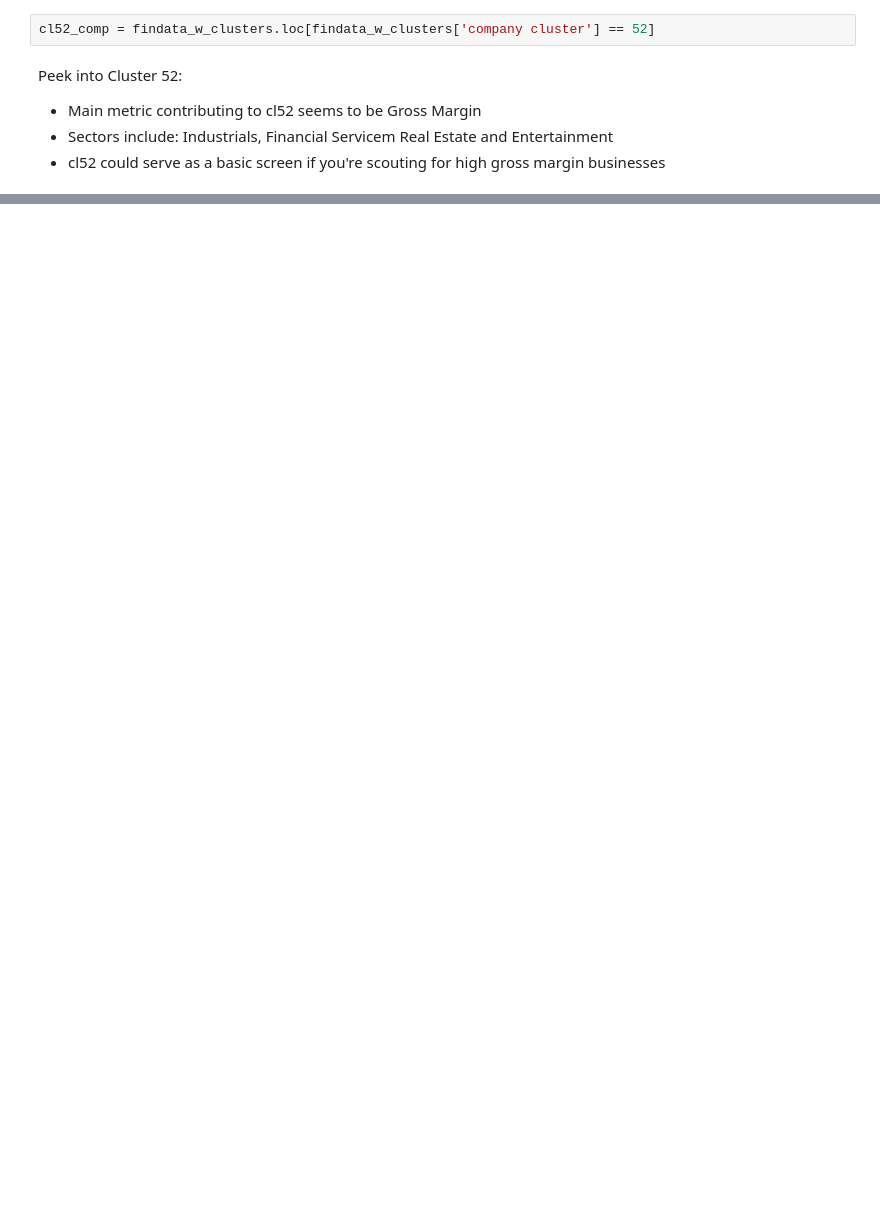
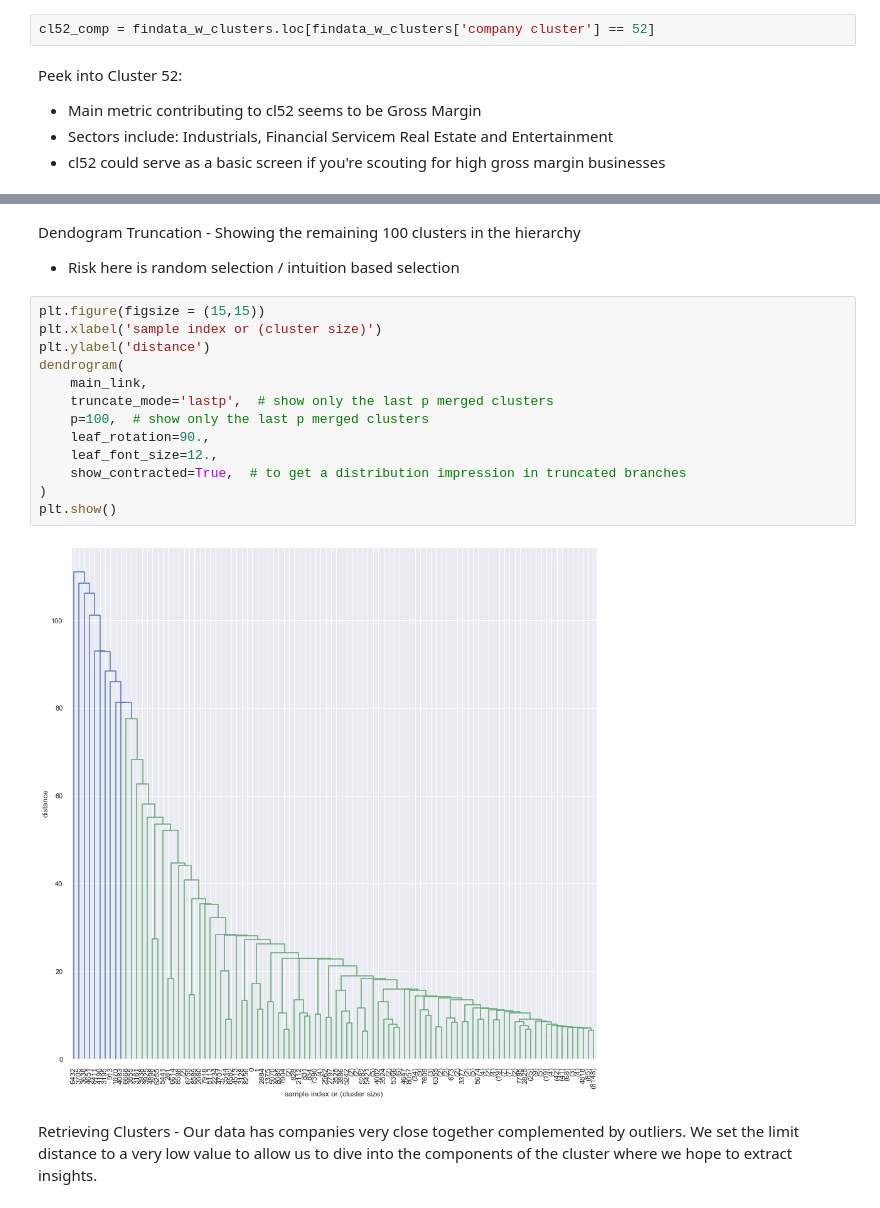
Before and after one commit to Silkways/Investment-Overwatch, a Jupyter notebook: analysis_modelling.ipynb, the cells around one changed output, grey strips where cells are left out. Cells and saved outputs as stored; diff of their text form; blank space fills up the shorter version.

```diff
--- a/analysis_modelling.ipynb
+++ b/analysis_modelling.ipynb
@@ -341,0 +433,21 @@ cl52_comp.merge(tickers, left_on = 'symbol', right_on = 'Ticker')
+# %% [markdown]
+Dendogram Truncation - Showing the remaining 100 clusters in the hierarchy
+
+-  Risk here is random selection / intuition based selection
+# %%
+plt.figure(figsize = (15,15))
+plt.xlabel('sample index or (cluster size)')
+plt.ylabel('distance')
+dendrogram(
+    main_link,
+    truncate_mode='lastp',  # show only the last p merged clusters
+    p=100,  # show only the last p merged clusters
+    leaf_rotation=90.,
+    leaf_font_size=12.,
+    show_contracted=True,  # to get a distribution impression in truncated branches
+)
+plt.show()
+# %% [output]
+[figure, added]
+# %% [markdown]
+Retrieving Clusters - Our data has companies very close together complemented by outliers. We set the limit distance to a very low value to allow us to dive into the components of the cluster where we hope to extract insights.
```
Also changed, not shown: parts of 35 cells of this notebook, 4 other files.
